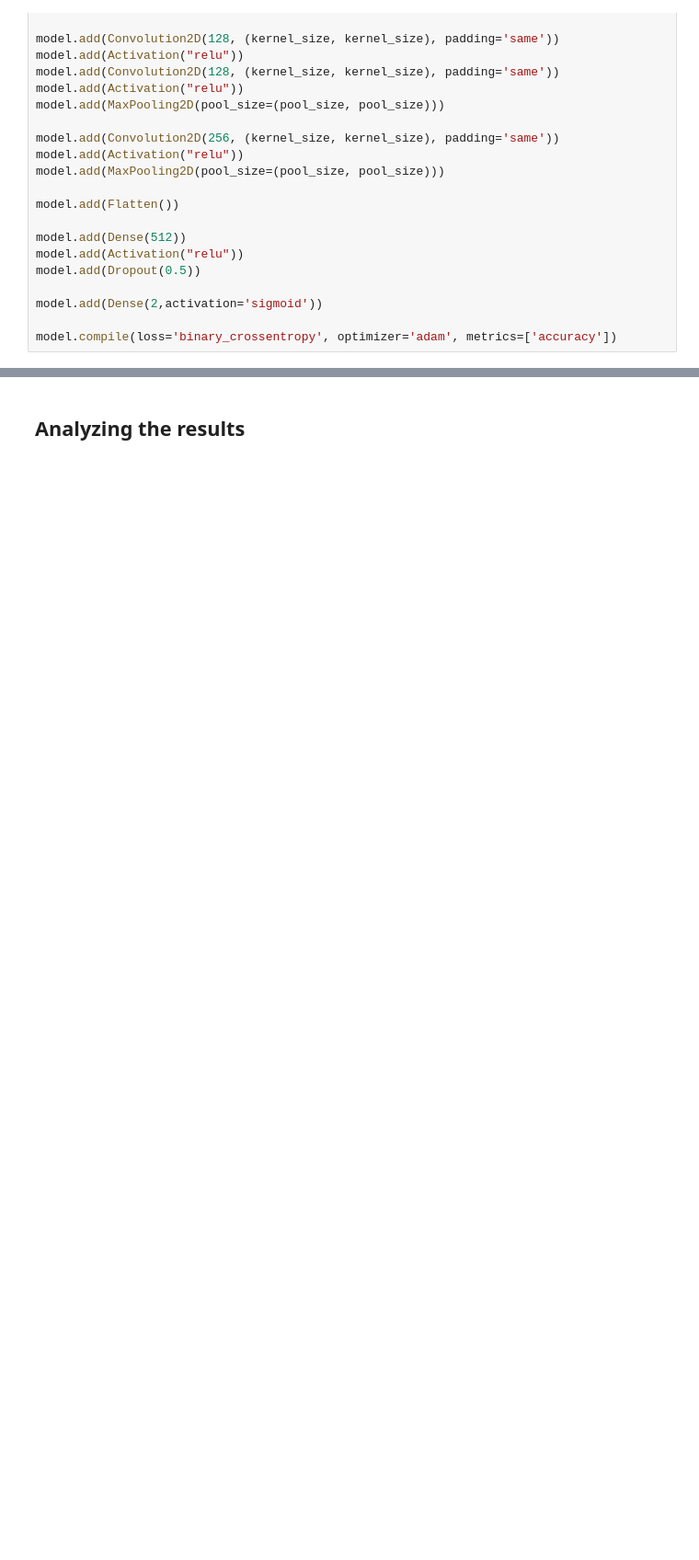
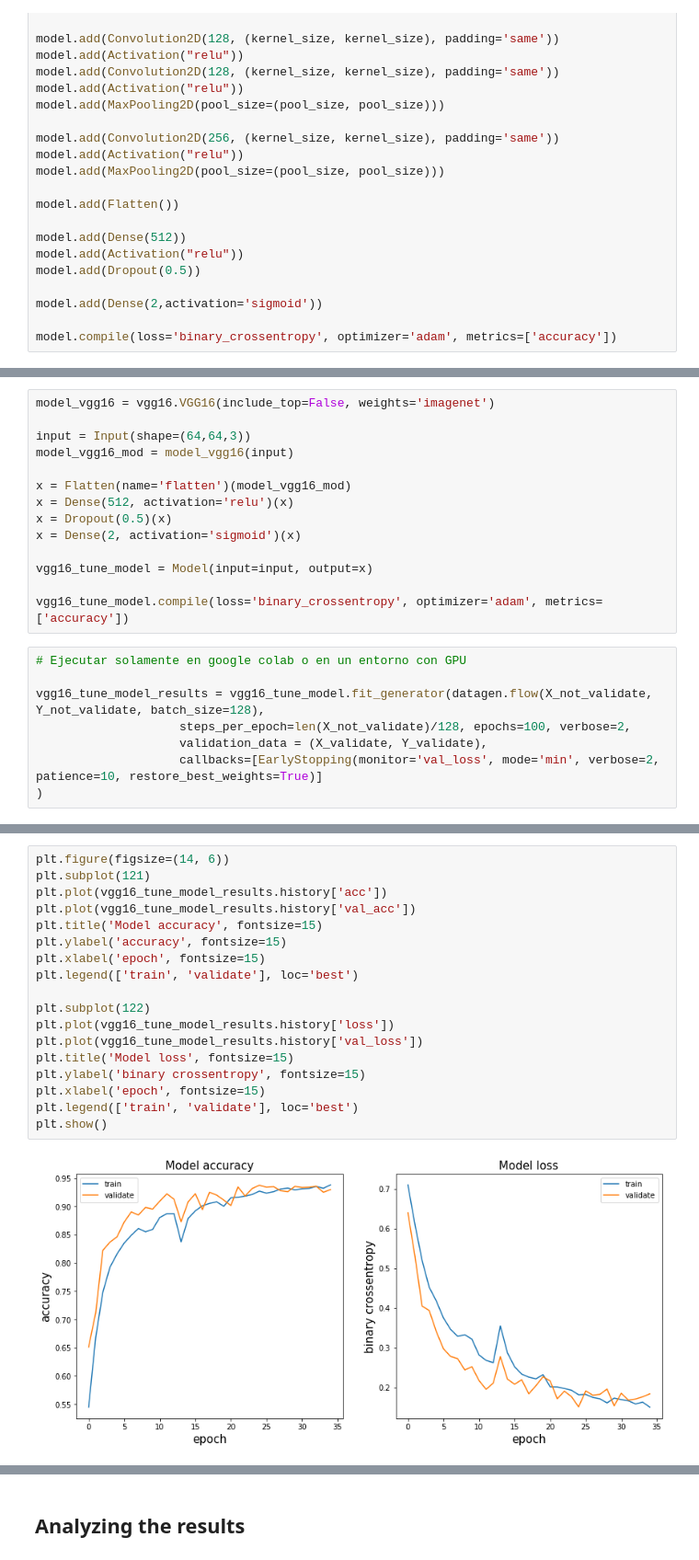
Before and after one commit to fjtm/Data, a Jupyter notebook: dogsVScats_francisco_javier_tebar_martinez.ipynb, the cells around one changed output, grey strips where cells are left out. Shown at 92% size. Saved outputs shown, nothing was run; the diff lists cells and outputs as text; blank space fills up the shorter version.

```diff
--- a/dogsVScats_francisco_javier_tebar_martinez.ipynb
+++ b/dogsVScats_francisco_javier_tebar_martinez.ipynb
@@ -828,0 +949,22 @@ Test accuracy 0.9264
+# %%
+model_vgg16 = vgg16.VGG16(include_top=False, weights='imagenet')
+
+input = Input(shape=(64,64,3))
+model_vgg16_mod = model_vgg16(input)
+
+x = Flatten(name='flatten')(model_vgg16_mod)
+x = Dense(512, activation='relu')(x)
+x = Dropout(0.5)(x)
+x = Dense(2, activation='sigmoid')(x)
+
+vgg16_tune_model = Model(input=input, output=x)
+
+vgg16_tune_model.compile(loss='binary_crossentropy', optimizer='adam', metrics=['accuracy'])
+# %%
+# Ejecutar solamente en google colab o en un entorno con GPU
+
+vgg16_tune_model_results = vgg16_tune_model.fit_generator(datagen.flow(X_not_validate, Y_not_validate, batch_size=128),
+                    steps_per_epoch=len(X_not_validate)/128, epochs=100, verbose=2,
+                    validation_data = (X_validate, Y_validate),
+                    callbacks=[EarlyStopping(monitor='val_loss', mode='min', verbose=2, patience=10, restore_best_weights=True)]
+)
@@ -828,0 +989,20 @@ Test accuracy 0.9264
+# %%
+plt.figure(figsize=(14, 6))
+plt.subplot(121)
+plt.plot(vgg16_tune_model_results.history['acc'])
+plt.plot(vgg16_tune_model_results.history['val_acc'])
+plt.title('Model accuracy', fontsize=15)
+plt.ylabel('accuracy', fontsize=15)
+plt.xlabel('epoch', fontsize=15)
+plt.legend(['train', 'validate'], loc='best')
+
+plt.subplot(122)
+plt.plot(vgg16_tune_model_results.history['loss'])
+plt.plot(vgg16_tune_model_results.history['val_loss'])
+plt.title('Model loss', fontsize=15)
+plt.ylabel('binary crossentropy', fontsize=15)
+plt.xlabel('epoch', fontsize=15)
+plt.legend(['train', 'validate'], loc='best')
+plt.show()
+# %% [output]
+[figure, added]
```
Also changed, not shown: parts of 52 cells of this notebook.
